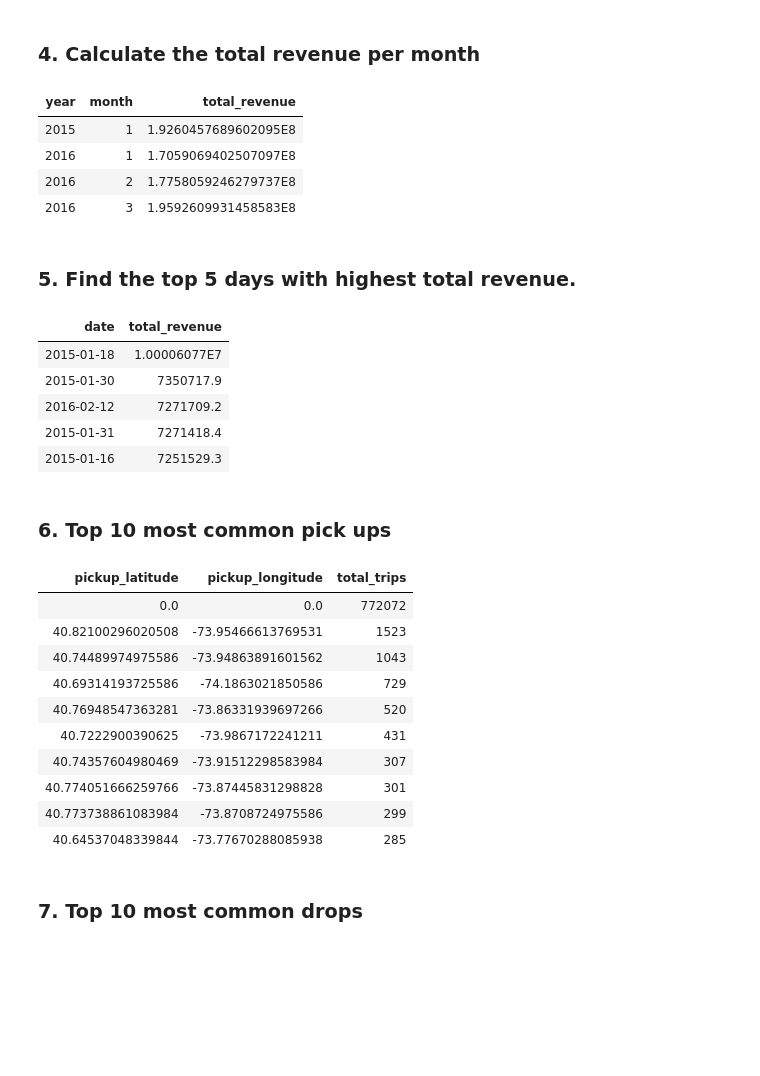
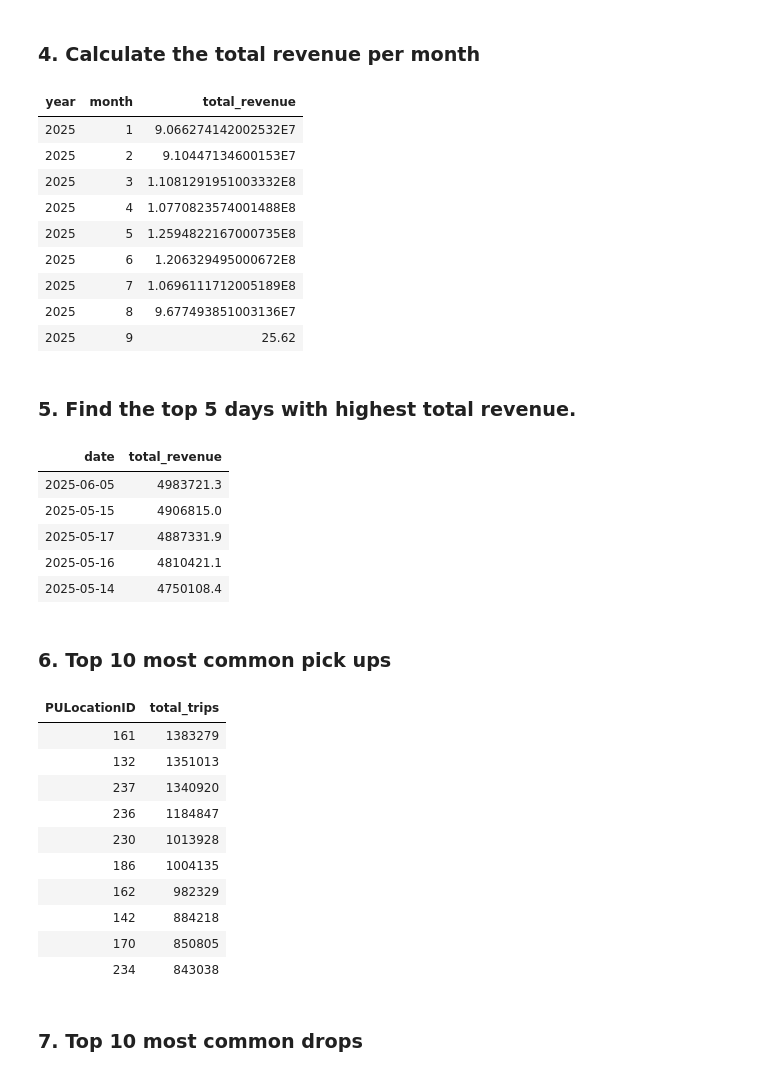
Before and after one commit to akhil200331/NYC-Taxi-Data-Pipeline, a Jupyter notebook: sql_Analysis/analysis.ipynb, the cells around one changed output. Cells and saved outputs as stored; diff of their text form; code cells hidden in the pictures; blank space fills up the shorter version.

```diff
--- a/sql_Analysis/analysis.ipynb
+++ b/sql_Analysis/analysis.ipynb
@@ -53,42 +58,47 @@ select hour(tpep_pickup_datetime) as Busiest_hour,count(*) as number_of_trips fr
 ### 4. Calculate the total revenue per month
 # %%
 %sql
-select year(tpep_pickup_datetime) as year,month(tpep_pickup_datetime) as month,sum(total_amount) as total_revenue from nyc_taxi.default.silver_data group by year,month order by year,month
+select year(tpep_pickup_datetime) as year,month(tpep_pickup_datetime) as month,sum(total_amount) as total_revenue from nyc_taxi.default.silver_data where total_amount > 0 group by year,month order by year,month
 # %% [output]
 | year | month | total_revenue |
-| 2015 | 1 | 1.9260457689602095E8 |
-| 2016 | 1 | 1.7059069402507097E8 |
-| 2016 | 2 | 1.7758059246279737E8 |
-| 2016 | 3 | 1.9592609931458583E8 |
+| 2025 | 1 | 9.066274142002532E7 |
+| 2025 | 2 | 9.10447134600153E7 |
+| 2025 | 3 | 1.1081291951003332E8 |
+| 2025 | 4 | 1.0770823574001488E8 |
+| 2025 | 5 | 1.2594822167000735E8 |
+| 2025 | 6 | 1.206329495000672E8 |
+| 2025 | 7 | 1.0696111712005189E8 |
+| 2025 | 8 | 9.677493851003136E7 |
+| 2025 | 9 | 25.62 |
 # %% [markdown]
 ### 5. Find the top 5 days with highest total revenue.
 # %%
 %sql
-select date(tpep_pickup_datetime) as date,round(sum(total_amount),1) as total_revenue from nyc_taxi.default.silver_data group by date order by total_revenue desc limit 5
+select date(tpep_pickup_datetime) as date,round(sum(total_amount),1) as total_revenue from nyc_taxi.default.silver_data where total_amount>0 group by date order by total_revenue desc limit 5
 # %% [output]
 | date | total_revenue |
-| 2015-01-18 | 1.00006077E7 |
-| 2015-01-30 | 7350717.9 |
-| 2016-02-12 | 7271709.2 |
-| 2015-01-31 | 7271418.4 |
-| 2015-01-16 | 7251529.3 |
+| 2025-06-05 | 4983721.3 |
+| 2025-05-15 | 4906815.0 |
+| 2025-05-17 | 4887331.9 |
+| 2025-05-16 | 4810421.1 |
+| 2025-05-14 | 4750108.4 |
 # %% [markdown]
 ### 6. Top 10 most common pick ups
 # %%
 %sql
-select pickup_latitude,pickup_longitude,count(*) as total_trips from nyc_taxi.default.silver_data group by pickup_latitude,pickup_longitude order by total_trips desc limit 10
+select PULocationID,count(*) as total_trips from nyc_taxi.default.silver_data group by PULocationID order by total_trips desc limit 10
 # %% [output]
-| pickup_latitude | pickup_longitude | total_trips |
-| 0.0 | 0.0 | 772072 |
-| 40.82100296020508 | -73.95466613769531 | 1523 |
-| 40.74489974975586 | -73.94863891601562 | 1043 |
-| 40.69314193725586 | -74.1863021850586 | 729 |
-| 40.76948547363281 | -73.86331939697266 | 520 |
-| 40.7222900390625 | -73.9867172241211 | 431 |
-| 40.74357604980469 | -73.91512298583984 | 307 |
-| 40.774051666259766 | -73.87445831298828 | 301 |
-| 40.773738861083984 | -73.8708724975586 | 299 |
-| 40.64537048339844 | -73.77670288085938 | 285 |
+| PULocationID | total_trips |
+| 161 | 1383279 |
+| 132 | 1351013 |
+| 237 | 1340920 |
+| 236 | 1184847 |
+| 230 | 1013928 |
+| 186 | 1004135 |
+| 162 | 982329 |
+| 142 | 884218 |
+| 170 | 850805 |
+| 234 | 843038 |
 # %% [markdown]
 ### 7. Top 10 most common drops
 # %%
```
Also changed, not shown: parts of 8 cells of this notebook, 3 other files.
